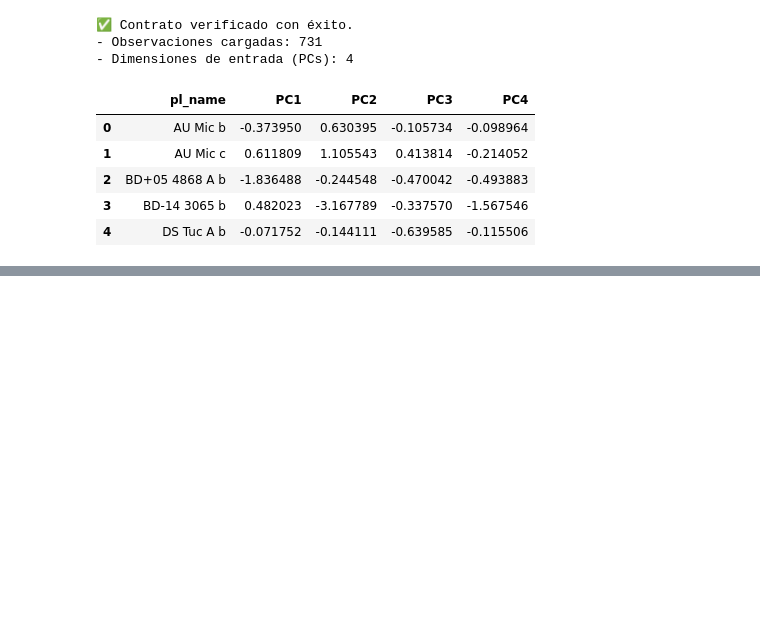
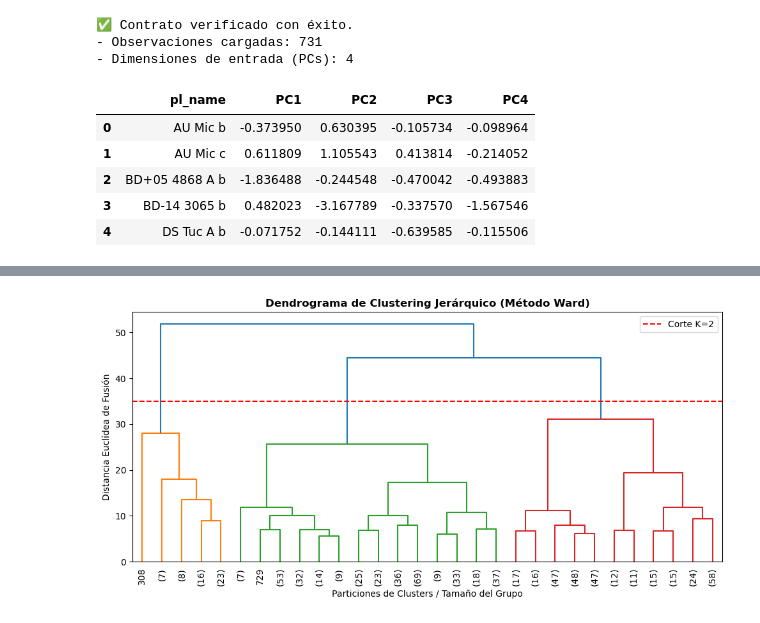
Before and after one commit to LauraSilRu/exoplanet-profiler, a Jupyter notebook: notebooks/05_clustering_and_evaluation.ipynb, the cells around one changed output, grey strips where cells are left out. Saved outputs shown, nothing was run; the diff lists cells and outputs as text; code cells hidden in the pictures; blank space fills up the shorter version.

```diff
--- a/notebooks/05_clustering_and_evaluation.ipynb
+++ b/notebooks/05_clustering_and_evaluation.ipynb
@@ -63,0 +241,68 @@ df_pca.head()
+# %%
+# ---------------------------------------------------------
+# 1. DBSCAN: Estimación de eps usando K-distance graph
+# ---------------------------------------------------------
+neighbors = NearestNeighbors(n_neighbors=5)
+neighbors_fit = neighbors.fit(X_pca)
+distances, indices = neighbors_fit.kneighbors(X_pca)
+
+# Evaluación con parámetros de densidad
+# Probamos un DBSCAN estándar ajustado a la escala PCA
+dbscan = DBSCAN(eps=0.8, min_samples=5)
+db_labels = dbscan.fit_predict(X_pca)
+
+n_clusters_db = len(set(db_labels)) - (1 if -1 in db_labels else 0)
+n_noise_db = list(db_labels).count(-1)
+
+print("🔍 RESULTADOS DBSCAN:")
+print(f"• Clusters detectados: {n_clusters_db}")
+print(f"• Puntos clasificados como Ruido (-1): {n_noise_db} ({n_noise_db/len(X_pca)*100:.2f}%)")
+if n_clusters_db > 1:
+    # Solo calculamos Silhouette si hay más de 1 cluster (excluyendo ruido si aplica)
+    mask = db_labels != -1
+    if len(set(db_labels[mask])) > 1:
+        sil_db = silhouette_score(X_pca[mask], db_labels[mask])
+        print(f"• Coeficiente de Silhouette (sin ruido): {sil_db:.4f}")
+
+print("\n" + "="*50 + "\n")
+
+# ---------------------------------------------------------
+# 2. CLUSTERING JERÁRQUICO (Aglomerativo con K=2)
+# ---------------------------------------------------------
+agg_clustering = AgglomerativeClustering(n_clusters=2, linkage='ward')
+agg_labels = agg_clustering.fit_predict(X_pca)
+
+sil_agg = silhouette_score(X_pca, agg_labels)
+counts_agg = pd.Series(agg_labels).value_counts().sort_index()
+
+print("🌳 RESULTADOS CLUSTERING JERÁRQUICO (K=2, Ward):")
+print(f"• Coeficiente de Silhouette: {sil_agg:.4f}")
+print("• Distribución por Cluster:")
+for cluster, count in counts_agg.items():
+    pct = (count / len(agg_labels)) * 100
+    print(f"  - Cluster {cluster}: {count} exoplanetas ({pct:.2f}%)")
+
+# Coincidencia directa con K-Means Final
+match_direct = (labels_final == agg_labels).mean()
+match_rate = max(match_direct, 1.0 - match_direct) * 100
+print(f"• Coincidencia con K-Means Base: {match_rate:.2f}%")
+
+# ---------------------------------------------------------
+# 3. VISUALIZACIÓN DEL DENDROGRAMA
+# ---------------------------------------------------------
+plt.figure(figsize=(10, 5))
+dendrogram = sch.dendrogram(
+    sch.linkage(X_pca, method='ward'),
+    truncate_mode='lastp',
+    p=30,  # Mostrar los últimos 30 clusters fusionados
+    leaf_rotation=90.,
+    leaf_font_size=10.
+)
+plt.title('Dendrograma de Clustering Jerárquico (Método Ward)', fontsize=12, fontweight='bold')
+plt.xlabel('Particiones de Clusters / Tamaño del Grupo')
+plt.ylabel('Distancia Euclídea de Fusión')
+plt.axhline(y=35, color='r', linestyle='--', label='Corte K=2')
+plt.legend()
+plt.tight_layout()
+plt.show()
+# %% [output]
@@ -63,0 +321 @@ df_pca.head()
+[figure, added]
```
Also changed, not shown: parts of 15 cells of this notebook, 21 other files.
